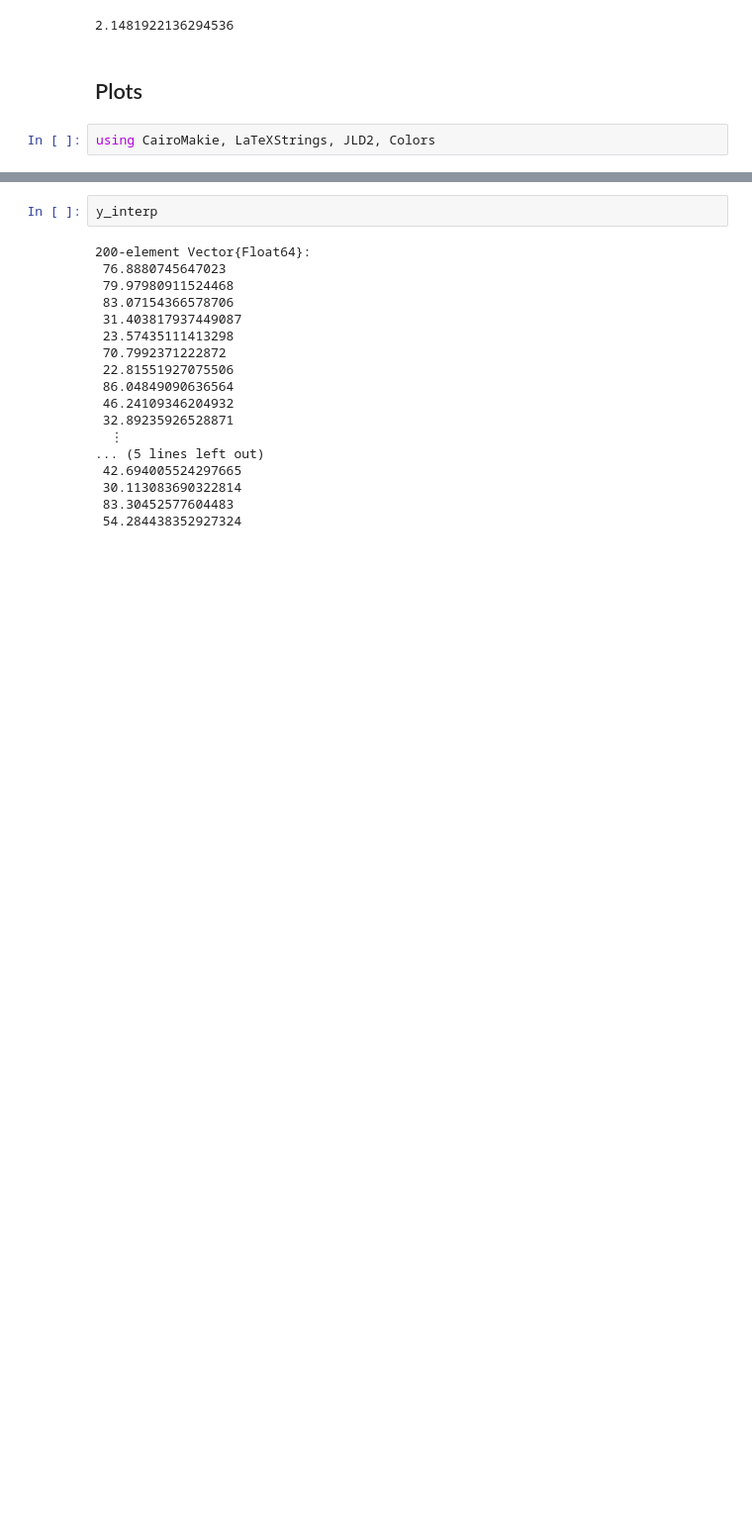
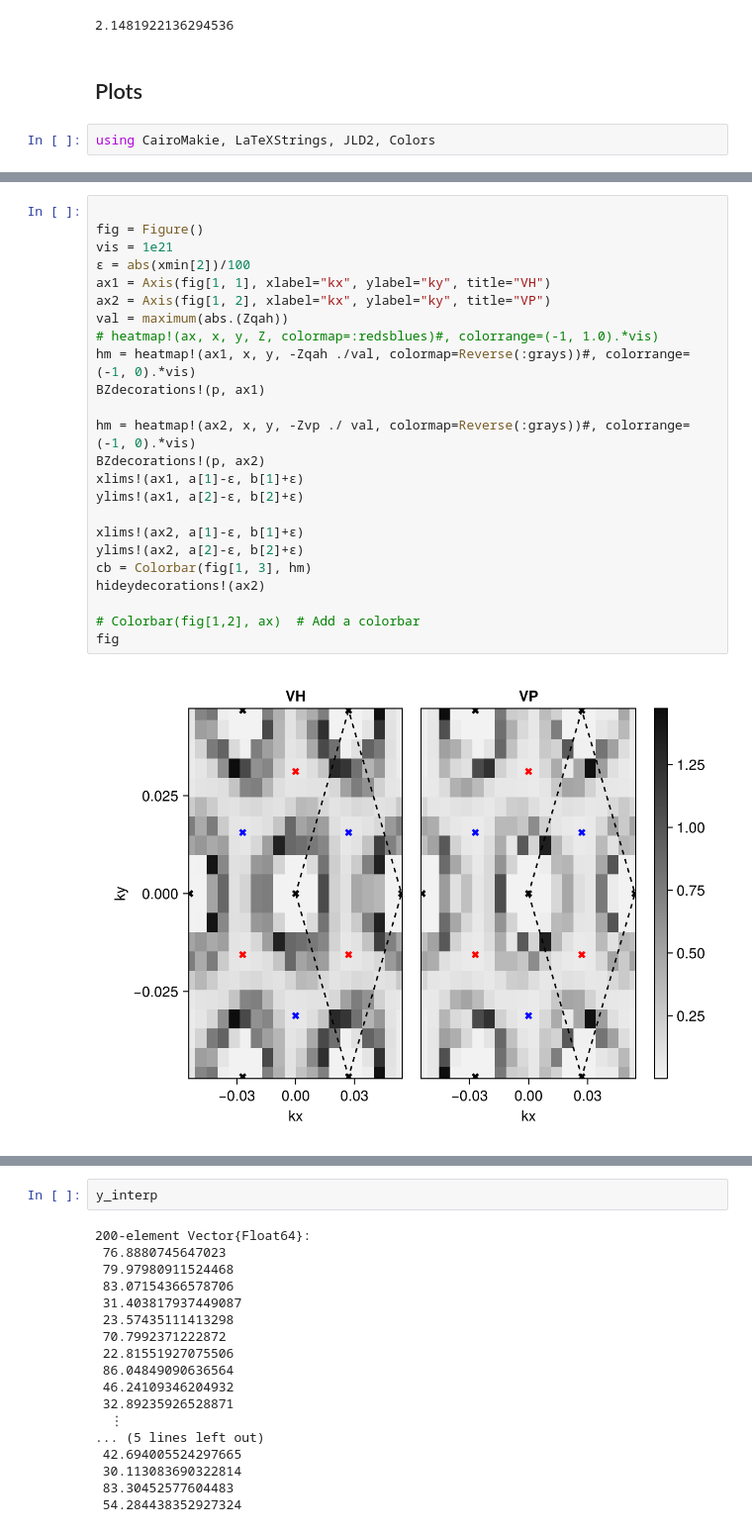
Before and after one commit to fernandopenaranda/LMC, a Jupyter notebook: src/Paper/Figure_TBG.ipynb, the cells around one changed output, grey strips where cells are left out. Shown at 99% size. Cells and saved outputs as stored; diff of their text form; blank space fills up the shorter version.

```diff
--- a/src/Paper/Figure_TBG.ipynb
+++ b/src/Paper/Figure_TBG.ipynb
@@ -259,0 +422,26 @@ BZdecorations! (generic function with 1 method)
+# %%
+
+fig = Figure()
+vis = 1e21
+ϵ = abs(xmin[2])/100
+ax1 = Axis(fig[1, 1], xlabel="kx", ylabel="ky", title="VH")
+ax2 = Axis(fig[1, 2], xlabel="kx", ylabel="ky", title="VP")
+val = maximum(abs.(Zqah))
+# heatmap!(ax, x, y, Z, colormap=:redsblues)#, colorrange=(-1, 1.0).*vis)
+hm = heatmap!(ax1, x, y, -Zqah ./val, colormap=Reverse(:grays))#, colorrange=(-1, 0).*vis)
+BZdecorations!(p, ax1)
+
+hm = heatmap!(ax2, x, y, -Zvp ./ val, colormap=Reverse(:grays))#, colorrange=(-1, 0).*vis)
+BZdecorations!(p, ax2)
+xlims!(ax1, a[1]-ϵ, b[1]+ϵ)
+ylims!(ax1, a[2]-ϵ, b[2]+ϵ)
+
+xlims!(ax2, a[1]-ϵ, b[1]+ϵ)
+ylims!(ax2, a[2]-ϵ, b[2]+ϵ)
+cb = Colorbar(fig[1, 3], hm)
+hideydecorations!(ax2)
+
+# Colorbar(fig[1,2], ax)  # Add a colorbar
+fig
+# %% [output]
+[figure, added]
```
Also changed, not shown: parts of 23 cells of this notebook, 31 other files.
